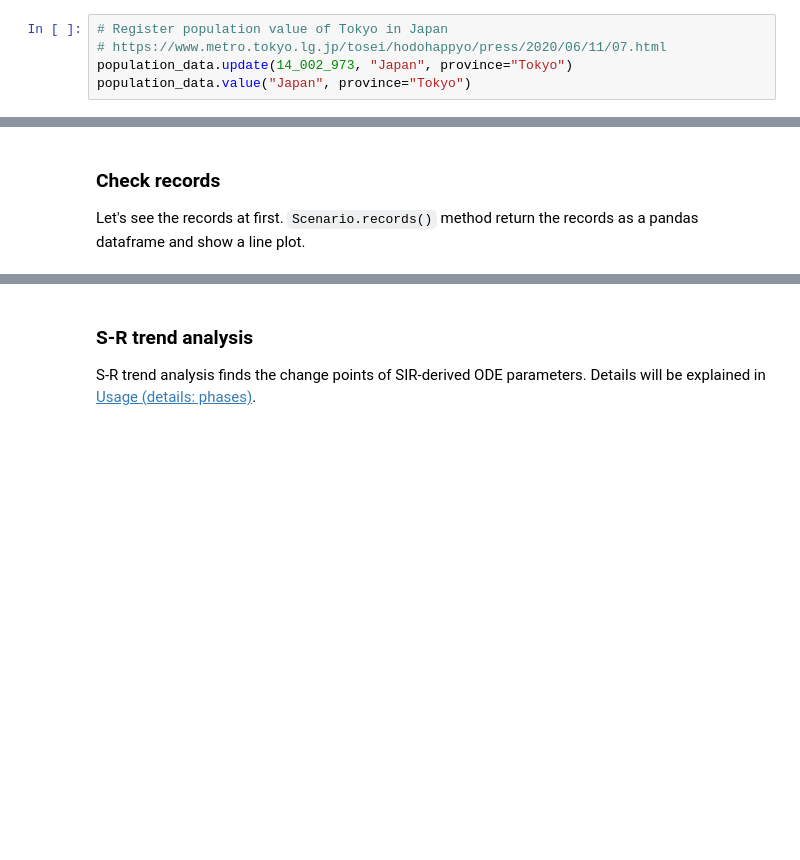
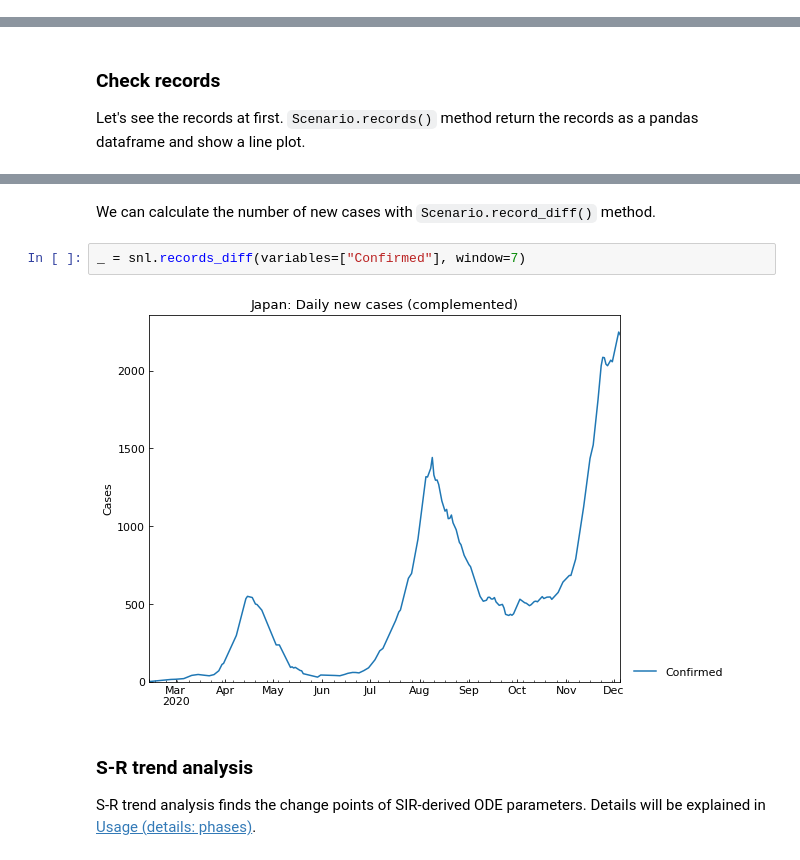
Before and after one commit to lisphilar/covid19-sir, a Jupyter notebook: example/usage_quick.ipynb, the cells around one changed output, grey strips where cells are left out. Saved outputs shown, nothing was run; the diff lists cells and outputs as text; blank space fills up the shorter version.

```diff
--- a/example/usage_quick.ipynb
+++ b/example/usage_quick.ipynb
@@ -87,5 +29,0 @@ population_data.value("Japan", province=None)
-# %%
-# Register population value of Tokyo in Japan
-# https://www.metro.tokyo.lg.jp/tosei/hodohappyo/press/2020/06/11/07.html
-population_data.update(14_002_973, "Japan", province="Tokyo")
-population_data.value("Japan", province="Tokyo")
@@ -121,3 +49,9 @@ record_df.tail()
+# %% [markdown]
+We can calculate the number of new cases with `Scenario.record_diff()` method.
+# %%
+_ = snl.records_diff(variables=["Confirmed"], window=7)
+# %% [output]
+[figure, added]
 # %% [markdown]
 ### S-R trend analysis
 S-R trend analysis finds the change points of SIR-derived ODE parameters. Details will be explained in [Usage (details: phases)](https://lisphilar.github.io/covid19-sir/usage_phases.html).
```
Also changed, not shown: parts of 28 cells of this notebook, 4 other files.
